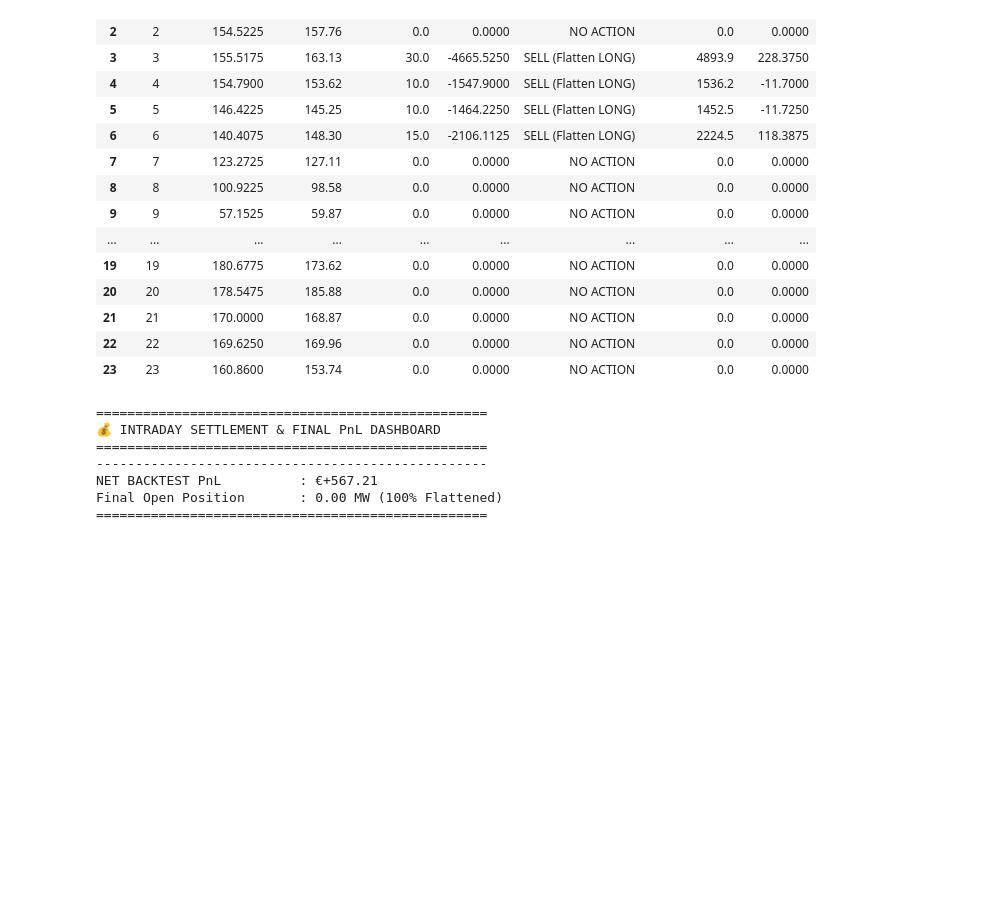
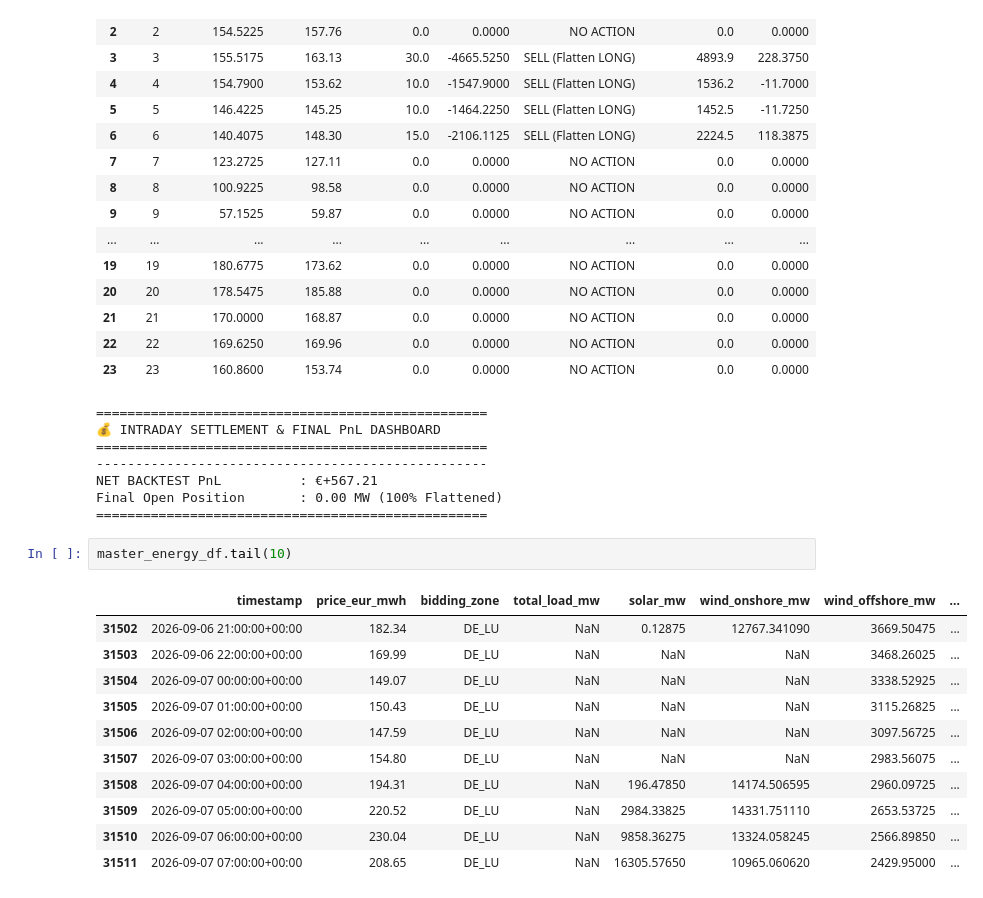
Before and after one commit to Laveet/Day-Ahead-Price-Forecasting-End-to-End-Pipeline-, a Jupyter notebook: day_ahead_pnl.ipynb, the cells around one changed output. Saved outputs shown, nothing was run; the diff lists cells and outputs as text; blank space fills up the shorter version.

```diff
--- a/day_ahead_pnl.ipynb
+++ b/day_ahead_pnl.ipynb
@@ -532,3 +516,17 @@ print_intraday_summary(final_ledger)
 NET BACKTEST PnL          : €+567.21
 Final Open Position       : 0.00 MW (100% Flattened)
 ==================================================
+# %%
+master_energy_df.tail(10)
+# %% [output]
+|  | timestamp | price_eur_mwh | bidding_zone | total_load_mw | solar_mw | wind_onshore_mw | wind_offshore_mw | ... |
+| 31502 | 2026-09-06 21:00:00+00:00 | 182.34 | DE_LU | NaN | 0.12875 | 12767.341090 | 3669.50475 | ... |
+| 31503 | 2026-09-06 22:00:00+00:00 | 169.99 | DE_LU | NaN | NaN | NaN | 3468.26025 | ... |
+| 31504 | 2026-09-07 00:00:00+00:00 | 149.07 | DE_LU | NaN | NaN | NaN | 3338.52925 | ... |
+| 31505 | 2026-09-07 01:00:00+00:00 | 150.43 | DE_LU | NaN | NaN | NaN | 3115.26825 | ... |
+| 31506 | 2026-09-07 02:00:00+00:00 | 147.59 | DE_LU | NaN | NaN | NaN | 3097.56725 | ... |
+| 31507 | 2026-09-07 03:00:00+00:00 | 154.80 | DE_LU | NaN | NaN | NaN | 2983.56075 | ... |
+| 31508 | 2026-09-07 04:00:00+00:00 | 194.31 | DE_LU | NaN | 196.47850 | 14174.506595 | 2960.09725 | ... |
+| 31509 | 2026-09-07 05:00:00+00:00 | 220.52 | DE_LU | NaN | 2984.33825 | 14331.751110 | 2653.53725 | ... |
+| 31510 | 2026-09-07 06:00:00+00:00 | 230.04 | DE_LU | NaN | 9858.36275 | 13324.058245 | 2566.89850 | ... |
+| 31511 | 2026-09-07 07:00:00+00:00 | 208.65 | DE_LU | NaN | 16305.57650 | 10965.060620 | 2429.95000 | ... |
```
Also changed, not shown: parts of 2 cells of this notebook, 17 other files.
